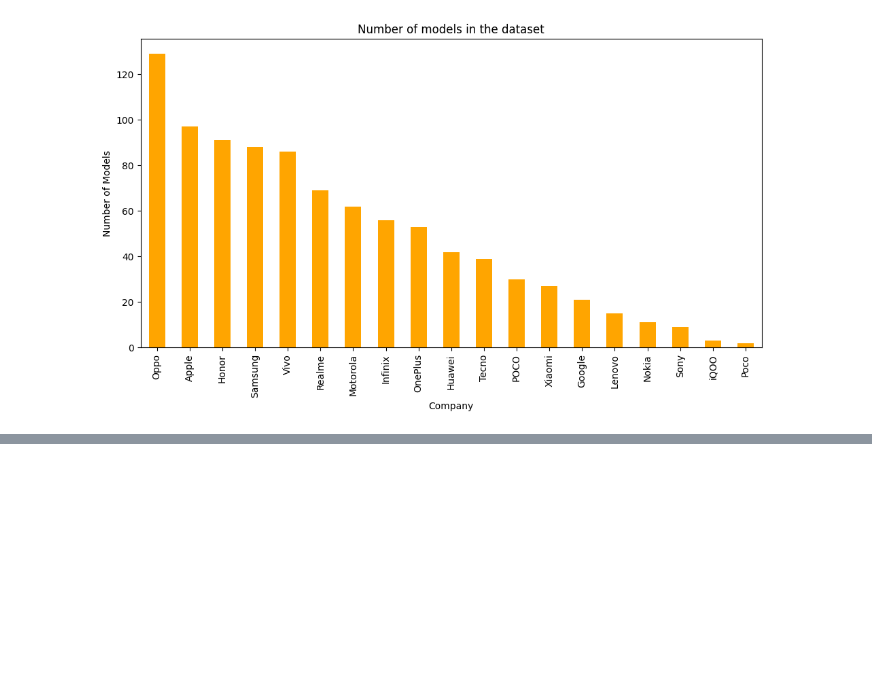
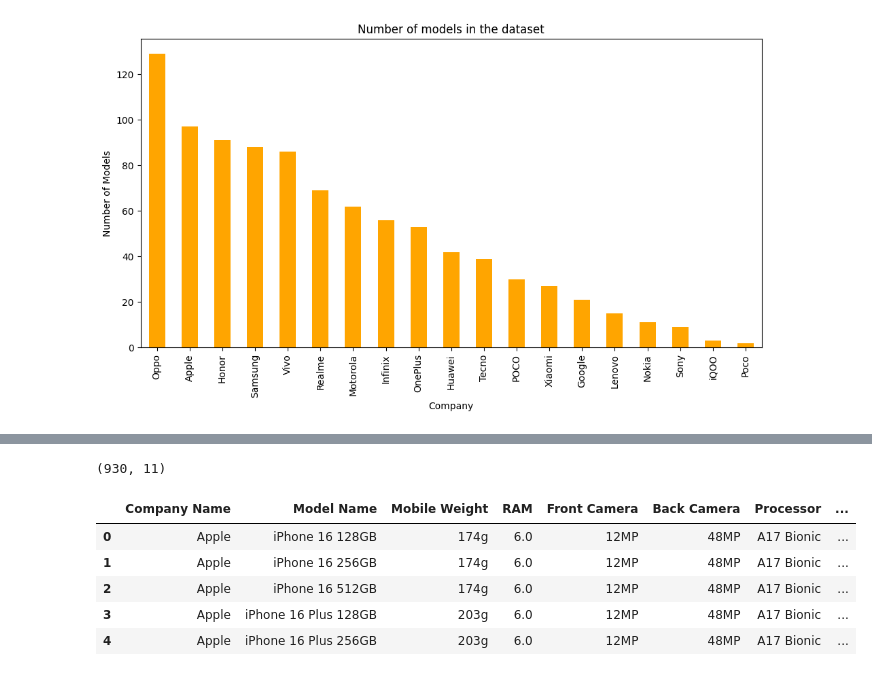
Before and after one commit to GENTLEW1ND/Python, a Jupyter notebook: Smartphone_price_prediction.ipynb, the cells around one changed output, grey strips where cells are left out. Saved outputs shown, nothing was run; the diff lists cells and outputs as text; code cells hidden in the pictures; blank space fills up the shorter version.

```diff
--- a/Smartphone_price_prediction.ipynb
+++ b/Smartphone_price_prediction.ipynb
@@ -112,3 +112,5 @@ plt.tight_layout()
 plt.show()
 # %% [output]
 [figure]
+# %%
+data = data.drop(columns=['Launched Price (Pakistan)','Launched Price (China)','Launched Price (USA)','Launched Price (Dubai)'])
@@ -114,0 +135,27 @@ plt.show()
+# %%
+data.shape
+# %% [output]
+(930, 11)
+# %%
+# Removing the GB part from the RAM
+def remove_gb(data):
+  for index, row in data.iterrows():
+    if '/' in row['RAM']:
+      row_varients = row['RAM'].split('/')
+      row_values = [int(x.replace('GB','')) for x in row_varients]
+      average_values = sum(row_values)/len(row_values)
+      data.at[index,'RAM'] = f'{average_values}GB'
+  return data
+
+data = remove_gb(data)
+# %%
+data['RAM'] = data['RAM'].replace('GB','').astype(float)
+# %%
+data.head()
+# %% [output]
+|  | Company Name | Model Name | Mobile Weight | RAM | Front Camera | Back Camera | Processor | ... |
+| 0 | Apple | iPhone 16 128GB | 174g | 6.0 | 12MP | 48MP | A17 Bionic | ... |
+| 1 | Apple | iPhone 16 256GB | 174g | 6.0 | 12MP | 48MP | A17 Bionic | ... |
+| 2 | Apple | iPhone 16 512GB | 174g | 6.0 | 12MP | 48MP | A17 Bionic | ... |
+| 3 | Apple | iPhone 16 Plus 128GB | 203g | 6.0 | 12MP | 48MP | A17 Bionic | ... |
+| 4 | Apple | iPhone 16 Plus 256GB | 203g | 6.0 | 12MP | 48MP | A17 Bionic | ... |
```
Also changed, not shown: parts of 2 cells of this notebook.
